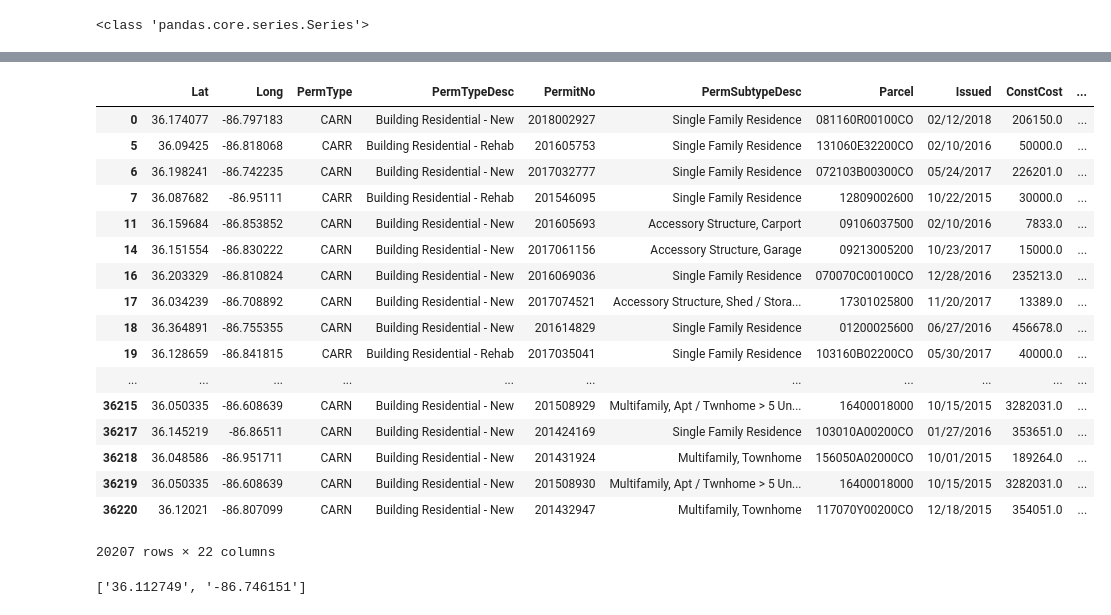
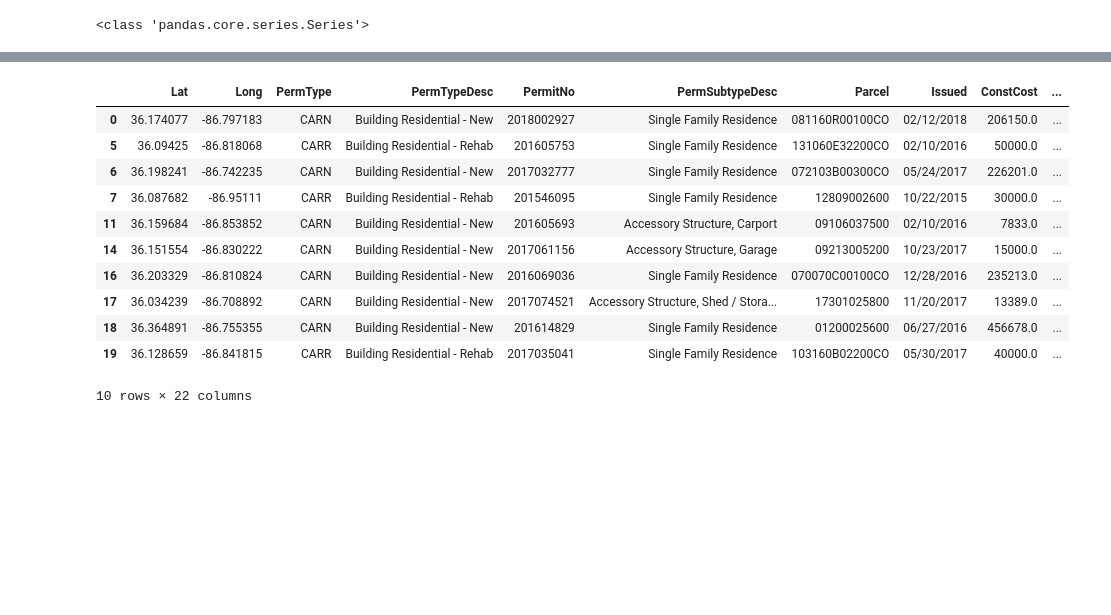
Before and after one commit to asidamo/affordable-housing, a Jupyter notebook: data-question-4-plaid-platypi.ipynb, the cells around one changed output, grey strips where cells are left out. Drawn from its saved outputs; the diff is of its cells as text; code cells hidden in the pictures; blank space fills up the shorter version.

```diff
--- a/data-question-4-plaid-platypi.ipynb
+++ b/data-question-4-plaid-platypi.ipynb
@@ -202,5 +197,5 @@ print(type(Permits_new_df['Location']))
 # %% [output]
 <class 'pandas.core.series.Series'>
 # %%
-Permits_new_df['Location'].astype('str',inplace=True)
+Permits_new_df['Location'].astype('str',inplace=True).head()
 # %% [output]
@@ -252,25 +224,18 @@ coord
 # %%
 Coord_df=coord.join(Permits_new_df,how='right')
 #coord.rename(columns={'0':'Latitude', '1':'Longitude'}, inplace=True)
-
-Coord_df
+Coord_df.head(10)
 # %% [output]
 |  | Lat | Long | PermType | PermTypeDesc | PermitNo | PermSubtypeDesc | Parcel | Issued | ConstCost | ... |
 | 0 | 36.174077 | -86.797183 | CARN | Building Residential - New | 2018002927 | Single Family Residence | 081160R00100CO | 02/12/2018 | 206150.0 | ... |
 | 5 | 36.09425 | -86.818068 | CARR | Building Residential - Rehab | 201605753 | Single Family Residence | 131060E32200CO | 02/10/2016 | 50000.0 | ... |
 | 6 | 36.198241 | -86.742235 | CARN | Building Residential - New | 2017032777 | Single Family Residence | 072103B00300CO | 05/24/2017 | 226201.0 | ... |
 | 7 | 36.087682 | -86.95111 | CARR | Building Residential - Rehab | 201546095 | Single Family Residence | 12809002600 | 10/22/2015 | 30000.0 | ... |
 | 11 | 36.159684 | -86.853852 | CARN | Building Residential - New | 201605693 | Accessory Structure, Carport | 09106037500 | 02/10/2016 | 7833.0 | ... |
 | 14 | 36.151554 | -86.830222 | CARN | Building Residential - New | 2017061156 | Accessory Structure, Garage | 09213005200 | 10/23/2017 | 15000.0 | ... |
 | 16 | 36.203329 | -86.810824 | CARN | Building Residential - New | 2016069036 | Single Family Residence | 070070C00100CO | 12/28/2016 | 235213.0 | ... |
 | 17 | 36.034239 | -86.708892 | CARN | Building Residential - New | 2017074521 | Accessory Structure, Shed / Stora... | 17301025800 | 11/20/2017 | 13389.0 | ... |
 | 18 | 36.364891 | -86.755355 | CARN | Building Residential - New | 201614829 | Single Family Residence | 01200025600 | 06/27/2016 | 456678.0 | ... |
 | 19 | 36.128659 | -86.841815 | CARR | Building Residential - Rehab | 2017035041 | Single Family Residence | 103160B02200CO | 05/30/2017 | 40000.0 | ... |
-| ... | ... | ... | ... | ... | ... | ... | ... | ... | ... | ... |
-| 36215 | 36.050335 | -86.608639 | CARN | Building Residential - New | 201508929 | Multifamily, Apt / Twnhome > 5 Un... | 16400018000 | 10/15/2015 | 3282031.0 | ... |
-| 36217 | 36.145219 | -86.86511 | CARN | Building Residential - New | 201424169 | Single Family Residence | 103010A00200CO | 01/27/2016 | 353651.0 | ... |
-| 36218 | 36.048586 | -86.951711 | CARN | Building Residential - New | 201431924 | Multifamily, Townhome | 156050A02000CO | 10/01/2015 | 189264.0 | ... |
-| 36219 | 36.050335 | -86.608639 | CARN | Building Residential - New | 201508930 | Multifamily, Apt / Twnhome > 5 Un... | 16400018000 | 10/15/2015 | 3282031.0 | ... |
-| 36220 | 36.12021 | -86.807099 | CARN | Building Residential - New | 201432947 | Multifamily, Townhome | 117070Y00200CO | 12/18/2015 | 354051.0 | ... |
-20207 rows × 22 columns
+10 rows × 22 columns
 # %%
@@ -278,4 +242,0 @@ result=re.findall('-?\d*\.\d*',Building_Permits.MappedLoc[2])
-# %%
-result
-# %% [output]
-['36.112749', '-86.746151']
```
Also changed, not shown: parts of 9 cells of this notebook.
